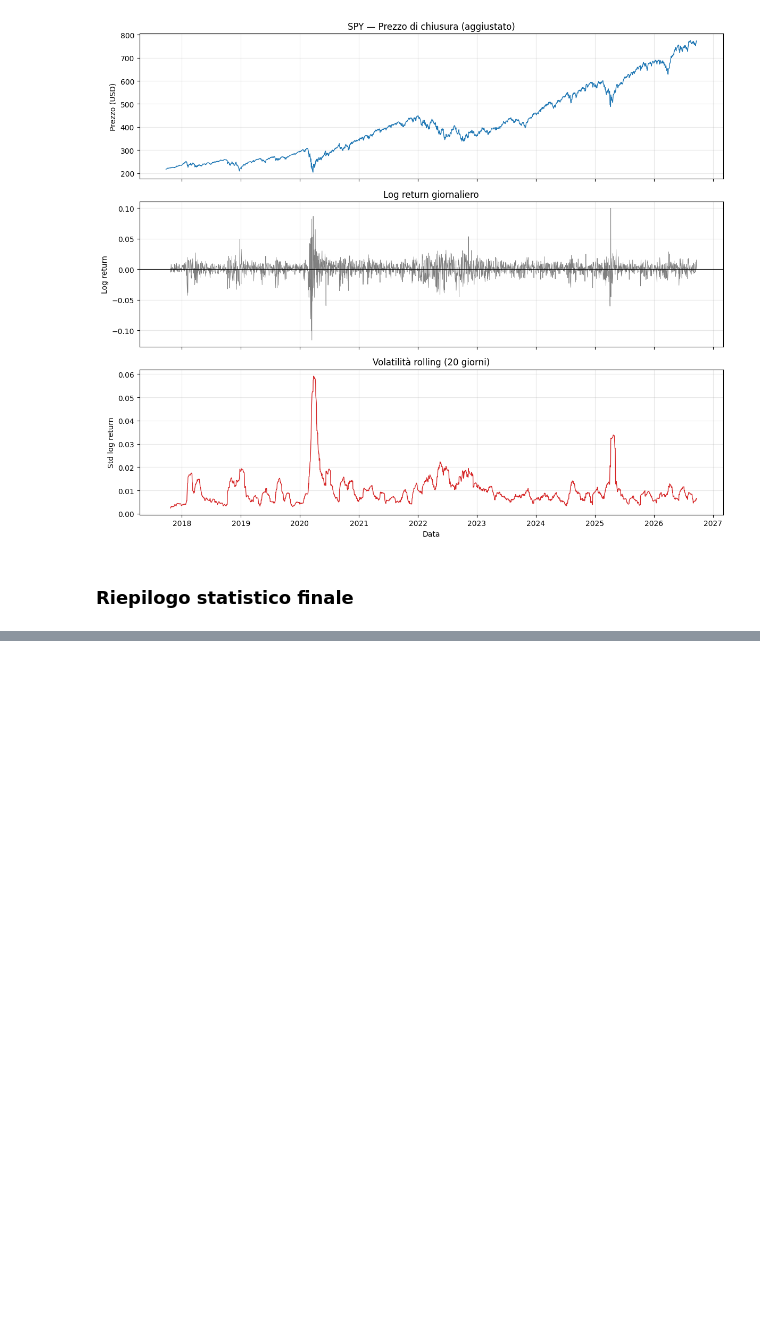
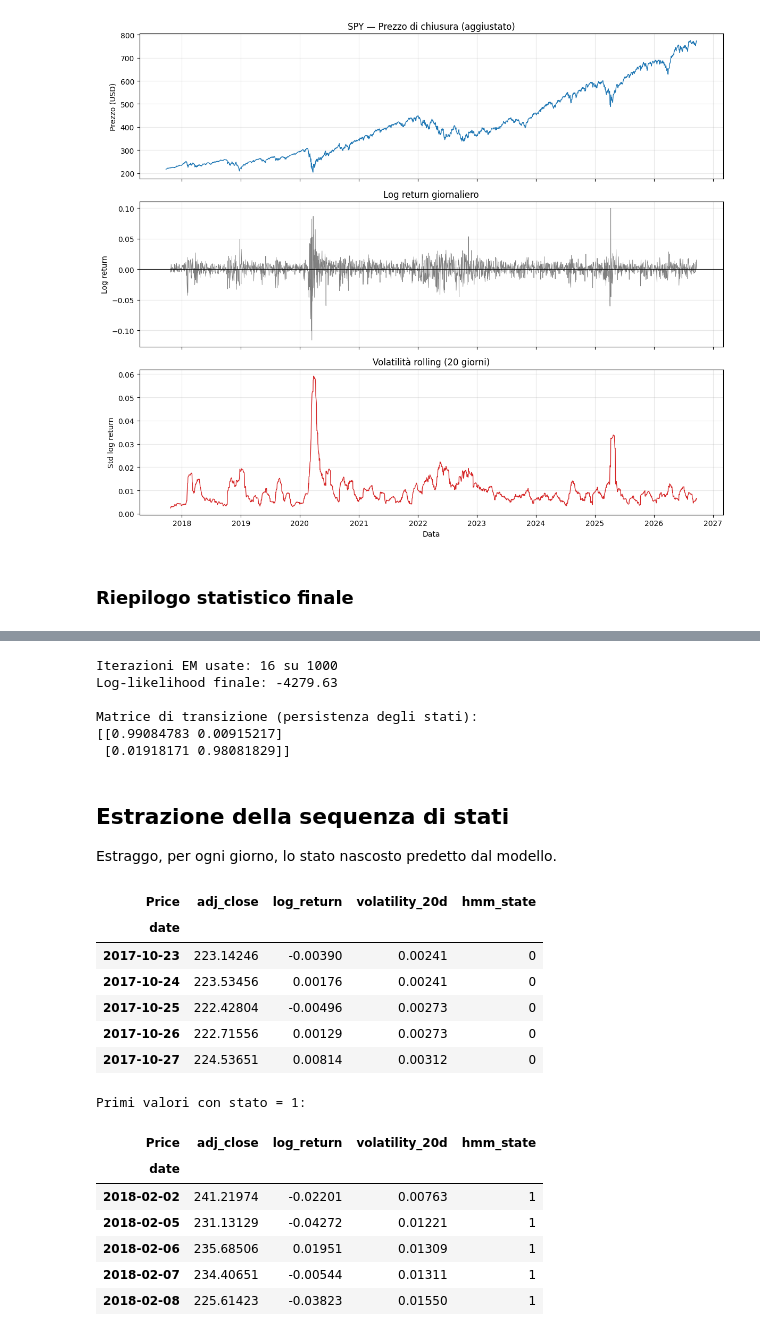
Before and after one commit to simone2203/sp500-hmm-quant-strategy, a Jupyter notebook: sp500_hmm_quant_strategy.ipynb, the cells around one changed output, grey strips where cells are left out. Cells and saved outputs as stored; diff of their text form; code cells hidden in the pictures; blank space fills up the shorter version.

```diff
--- a/sp500_hmm_quant_strategy.ipynb
+++ b/sp500_hmm_quant_strategy.ipynb
@@ -285,0 +318,55 @@ Name: volatility_20d, dtype: float64
+# %%
+# Fit del Gaussian HMM
+# covariance_type='full' per permettere di vedere la correlazione tra le due feature
+# random_state fisso per riproducibilità
+np.random.seed(42)
+model = GaussianHMM(
+    n_components=N_STATES,
+    covariance_type='full',
+    n_iter=1000,
+    random_state=42
+)
+model.fit(X)
+
+# Non usiamo monitor_.converged: in hmmlearn, a fit concluso, vale sempre True.
+# Se viene raggiunto il limite massimo di iterazioni, occorre verificare ulteriormente la convergenza.
+print(f"Iterazioni EM usate: {model.monitor_.iter} su 1000")
+print(f"Log-likelihood finale: {model.score(X):.2f}")   # utile come diagnostica, non sufficiente da sola per confrontare modelli con diverse complessità
+print("\nMatrice di transizione (persistenza degli stati):")
+print(model.transmat_)
+# %% [output]
+Iterazioni EM usate: 16 su 1000
+Log-likelihood finale: -4279.63
+
+Matrice di transizione (persistenza degli stati):
+[[0.99084783 0.00915217]
+ [0.01918171 0.98081829]]
+# %% [markdown]
+## Estrazione della sequenza di stati
+Estraggo, per ogni giorno, lo stato nascosto predetto dal modello.
+# %%
+# Sequenza di stati predetti, uno per ogni giorno
+hidden_states = model.predict(X)
+features['hmm_state'] = hidden_states
+display(features[['adj_close', 'log_return', 'volatility_20d', 'hmm_state']].head(5))
+
+print(f"\nPrimi valori con stato = 1:")
+mask = features['hmm_state'] == 1
+stati_1 = features[mask]
+display(stati_1[['adj_close', 'log_return', 'volatility_20d', 'hmm_state']].head(5))
+# %% [output]
+| Price | adj_close | log_return | volatility_20d | hmm_state |
+| date |  |  |  |  |
+| 2017-10-23 | 223.14246 | -0.00390 | 0.00241 | 0 |
+| 2017-10-24 | 223.53456 | 0.00176 | 0.00241 | 0 |
+| 2017-10-25 | 222.42804 | -0.00496 | 0.00273 | 0 |
+| 2017-10-26 | 222.71556 | 0.00129 | 0.00273 | 0 |
+| 2017-10-27 | 224.53651 | 0.00814 | 0.00312 | 0 |
+Primi valori con stato = 1:
+| Price | adj_close | log_return | volatility_20d | hmm_state |
+| date |  |  |  |  |
+| 2018-02-02 | 241.21974 | -0.02201 | 0.00763 | 1 |
+| 2018-02-05 | 231.13129 | -0.04272 | 0.01221 | 1 |
+| 2018-02-06 | 235.68506 | 0.01951 | 0.01309 | 1 |
+| 2018-02-07 | 234.40651 | -0.00544 | 0.01311 | 1 |
+| 2018-02-08 | 225.61423 | -0.03823 | 0.01550 | 1 |
```
Also changed, not shown: parts of 15 cells of this notebook.
